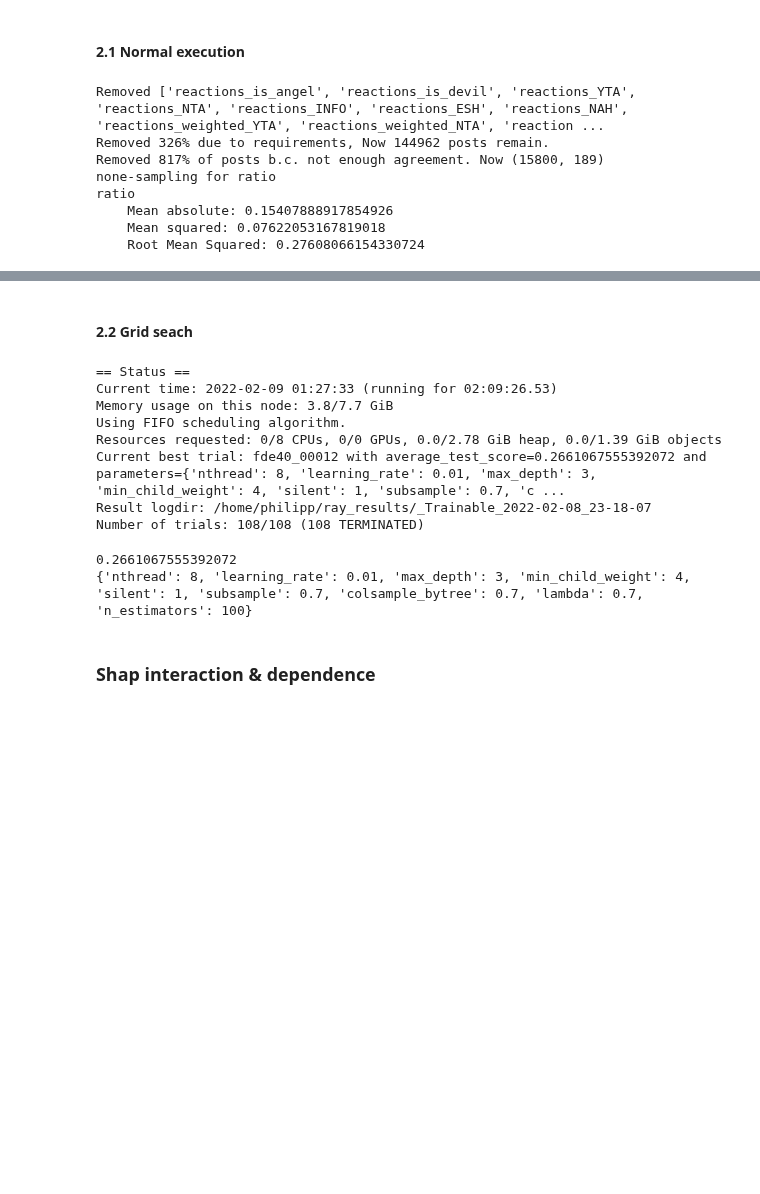
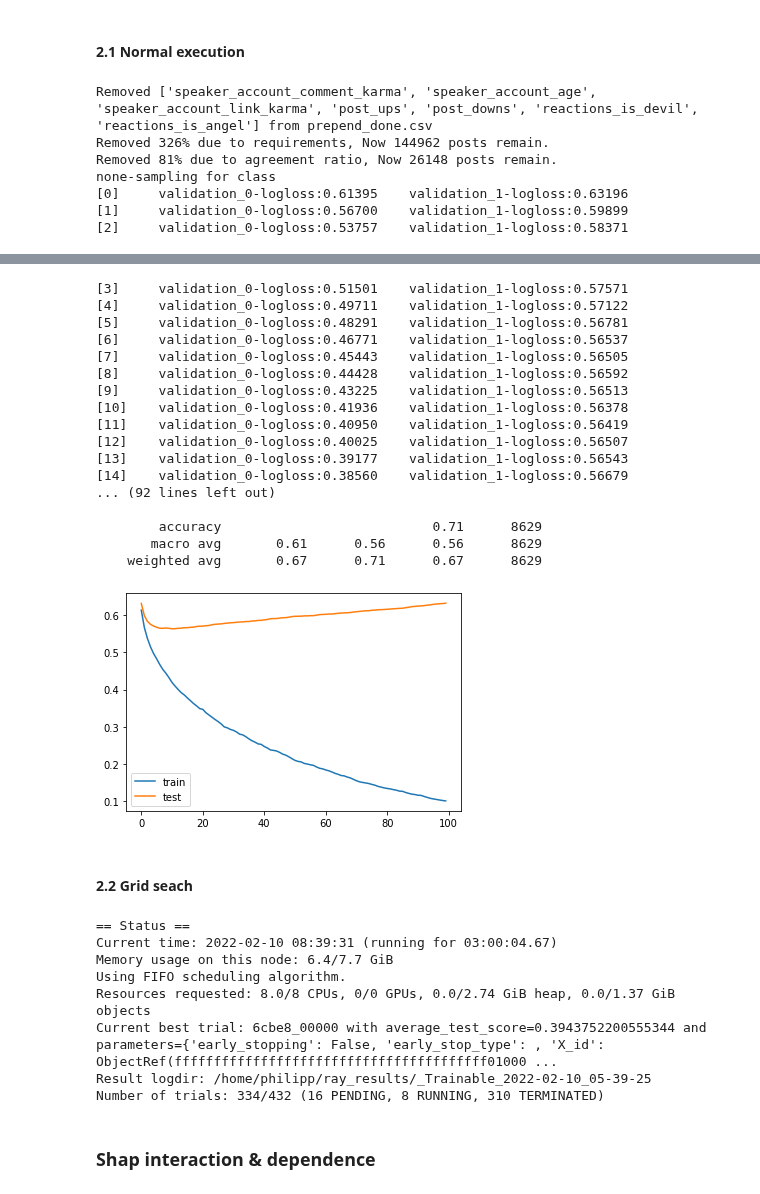
Before and after one commit to Hadjimina/Reddit_Morality_Analysis, a Jupyter notebook: feature_analysis/Jupiter Notebooks/interaction analysis.ipynb, the cells around one changed output, grey strips where cells are left out. Saved outputs shown, nothing was run; the diff lists cells and outputs as text; code cells hidden in the pictures; blank space fills up the shorter version.

Commit message:
added early stopping

```diff
--- a/feature_analysis/Jupiter Notebooks/interaction analysis.ipynb
+++ b/feature_analysis/Jupiter Notebooks/interaction analysis.ipynb
@@ -15,24 +15,24 @@ import json
 import multiprocessing
 
 params = {
-    "norm": 0, # normalised: 0 = only "abs", 1 = only "norm", 2 = norm and abs
+    "norm": 1, # normalised: 0 = only "abs", 1 = only "norm", 2 = norm and abs
     # weighted_vals: whether votes should be weighted by comment score
-    "weighted": False,
+    "weighted": True,
     # title_prepend: whether to use the title prepended or standalone dataset
     "title_prepend": True,
     # sampling_vals: which type of sampling should be done ("up", "down", "none")
     "sampling": "none",
     "topics_separate": False,   # if each topic should be analysed separately
     # should we predict "class" (classification for binary) or "ratio" (regression for AHR)
-    "predict": "ratio",
+    "predict": "class",
     # should we "clip" negative votes or map them to the "opposite"
     "mapping": "opposite",
     # which most extreme AHR or YTA_ratio we want to predict 0.3, 0.2, 0.1, 0.05
-    "ratio": 0.3,
+    "ratio": 0.5,
     # wheter we should include metadata columns (e.g. post_score, account_karam, link_karma) set MANUALLY
-    "wo_metadata": False,
+    "wo_metadata": True,
     # wheter we should use the old or new reactions (reactions_YTA, NTA)
-    "new_reactions": True,
+    "new_reactions": False,
     "use_liwc": True,  # wheter we use liwc features
     "use_mf": True,  # whether we use moral foundation features
     "requirements": {  # requirement: key >= value in post
@@ -538,18 +538,28 @@ X_train, y_train, X_test, y_test, feat_name_lst = get_train_test_split(params)
 #print("Testing distribution")
 #_ = plt.hist(y_test, bins='auto')
 #plt.show()
-model = xgboost.fit(X_train, y_train)
+eval_set = [(X_train, y_train), (X_test, y_test)]
+model = xgboost.fit(X_train, y_train, eval_set=eval_set)
 y_pred = xgboost.predict(X_test)
 print_metrics(y_test, y_pred)
+results = model.evals_result()
+#print(results)
+# plot learning curves
+validation_key = "rmse" if params["predict"] == "ratio" else "logloss"
+plt.plot(results['validation_0'][validation_key], label='train')
+plt.plot(results['validation_1'][validation_key], label='test')
+# show the legend
+plt.legend()
+# show the plot
+plt.show()
 #print(f"  {len(y_test)+len(y_train)} samples")
 #print(clf_name)
 #print(model.summary())
 # %% [output]
-Removed ['reactions_is_angel', 'reactions_is_devil', 'reactions_YTA', 'reactions_NTA', 'reactions_INFO', 'reactions_ESH', 'reactions_NAH', 'reactions_weighted_YTA', 'reactions_weighted_NTA', 'reaction ...
+Removed ['speaker_account_comment_karma', 'speaker_account_age', 'speaker_account_link_karma', 'post_ups', 'post_downs', 'reactions_is_devil', 'reactions_is_angel'] from prepend_done.csv
 Removed 326% due to requirements, Now 144962 posts remain.
-Removed 817% of posts b.c. not enough agreement. Now (15800, 189)
-none-sampling for ratio
-ratio
-    Mean absolute: 0.15407888917854926
-    Mean squared: 0.07622053167819018
-    Root Mean Squared: 0.27608066154330724
+Removed 81% due to agreement ratio, Now 26148 posts remain.
+none-sampling for class
+[0]     validation_0-logloss:0.61395    validation_1-logloss:0.63196
+[1]     validation_0-logloss:0.56700    validation_1-logloss:0.59899
+[2]     validation_0-logloss:0.53757    validation_1-logloss:0.58371
@@ -556,3 +567,21 @@ ratio
+[3]     validation_0-logloss:0.51501    validation_1-logloss:0.57571
+[4]     validation_0-logloss:0.49711    validation_1-logloss:0.57122
+[5]     validation_0-logloss:0.48291    validation_1-logloss:0.56781
+[6]     validation_0-logloss:0.46771    validation_1-logloss:0.56537
+[7]     validation_0-logloss:0.45443    validation_1-logloss:0.56505
+[8]     validation_0-logloss:0.44428    validation_1-logloss:0.56592
+[9]     validation_0-logloss:0.43225    validation_1-logloss:0.56513
+[10]    validation_0-logloss:0.41936    validation_1-logloss:0.56378
+[11]    validation_0-logloss:0.40950    validation_1-logloss:0.56419
+[12]    validation_0-logloss:0.40025    validation_1-logloss:0.56507
+[13]    validation_0-logloss:0.39177    validation_1-logloss:0.56543
+[14]    validation_0-logloss:0.38560    validation_1-logloss:0.56679
+... (92 lines left out)
+
+        accuracy                           0.71      8629
+       macro avg       0.61      0.56      0.56      8629
+    weighted avg       0.67      0.71      0.67      8629
+[figure, added]
 # %% [markdown]
 #### 2.2 Grid seach
 # %%
@@ -571,7 +600,7 @@ tuning_params = {'nthread':[cores], #when use hyperthread, xgboost may become sl
               'silent': [1],
               'subsample': [0.7],
               'colsample_bytree': [0.7],
-              'lambda': [0.7, 1],
+              'lambda': [0.4, 0.7, 1],
               'n_estimators': [50, 100,350,500],
               }
 
@@ -588,15 +617,13 @@ print(grid_seach.best_score_)
 print(grid_seach.best_params_)
 # %% [output]
 == Status ==
-Current time: 2022-02-09 01:27:33 (running for 02:09:26.53)
-Memory usage on this node: 3.8/7.7 GiB
+Current time: 2022-02-10 08:39:31 (running for 03:00:04.67)
+Memory usage on this node: 6.4/7.7 GiB
 Using FIFO scheduling algorithm.
-Resources requested: 0/8 CPUs, 0/0 GPUs, 0.0/2.78 GiB heap, 0.0/1.39 GiB objects
-Current best trial: fde40_00012 with average_test_score=0.2661067555392072 and parameters={'nthread': 8, 'learning_rate': 0.01, 'max_depth': 3, 'min_child_weight': 4, 'silent': 1, 'subsample': 0.7, 'c ...
-Result logdir: /home/philipp/ray_results/_Trainable_2022-02-08_23-18-07
-Number of trials: 108/108 (108 TERMINATED)
+Resources requested: 8.0/8 CPUs, 0/0 GPUs, 0.0/2.74 GiB heap, 0.0/1.37 GiB objects
+Current best trial: 6cbe8_00000 with average_test_score=0.3943752200555344 and parameters={'early_stopping': False, 'early_stop_type': , 'X_id': ObjectRef(ffffffffffffffffffffffffffffffffffffffff01000 ...
+Result logdir: /home/philipp/ray_results/_Trainable_2022-02-10_05-39-25
+Number of trials: 334/432 (16 PENDING, 8 RUNNING, 310 TERMINATED)
-0.2661067555392072
-{'nthread': 8, 'learning_rate': 0.01, 'max_depth': 3, 'min_child_weight': 4, 'silent': 1, 'subsample': 0.7, 'colsample_bytree': 0.7, 'lambda': 0.7, 'n_estimators': 100}
 # %% [markdown]
 ### Shap interaction & dependence
 # %%
```
Also changed, not shown: parts of 2 cells of this notebook.
